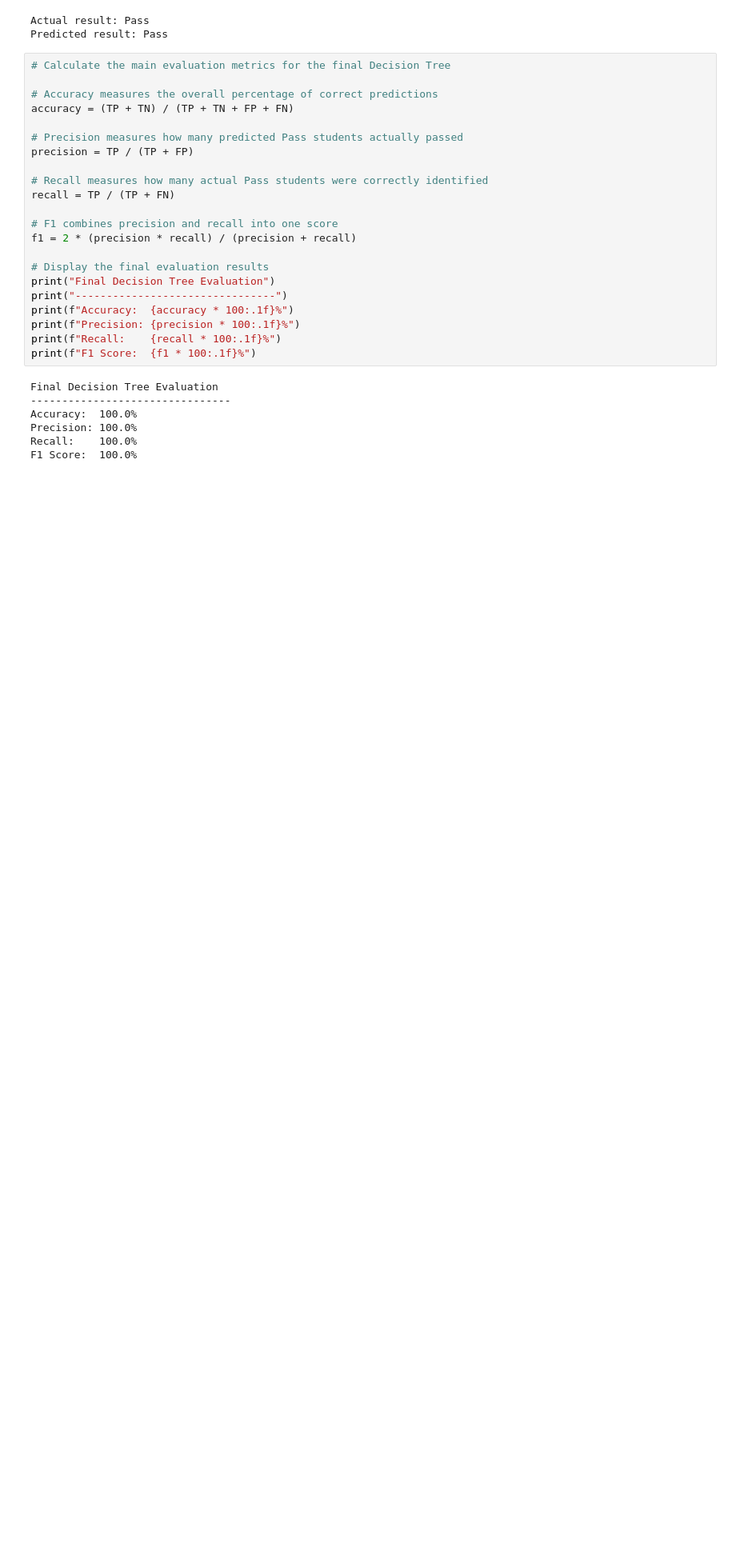
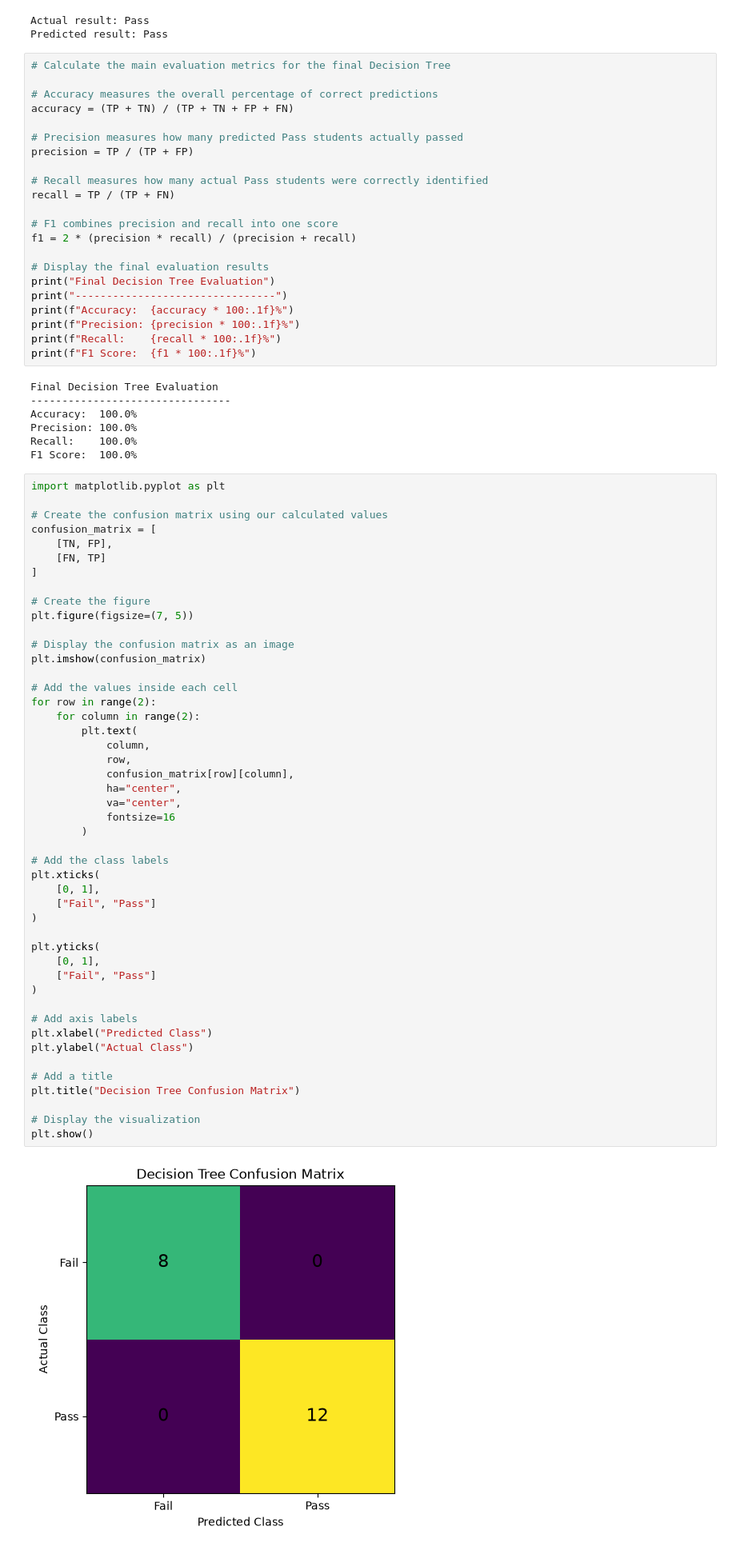
Before and after one commit to YVETTEKAZ/tekherproject, a Jupyter notebook: notebooks/classifier.ipynb, the cells around one changed output. Shown at 80% size. Saved outputs shown, nothing was run; the diff lists cells and outputs as text; blank space fills up the shorter version.

Commit message:
visualized the performance

```diff
--- a/notebooks/classifier.ipynb
+++ b/notebooks/classifier.ipynb
@@ -748,3 +748,52 @@ Accuracy:  100.0%
 Precision: 100.0%
 Recall:    100.0%
 F1 Score:  100.0%
+# %%
+import matplotlib.pyplot as plt
+
+# Create the confusion matrix using our calculated values
+confusion_matrix = [
+    [TN, FP],
+    [FN, TP]
+]
+
+# Create the figure
+plt.figure(figsize=(7, 5))
+
+# Display the confusion matrix as an image
+plt.imshow(confusion_matrix)
+
+# Add the values inside each cell
+for row in range(2):
+    for column in range(2):
+        plt.text(
+            column,
+            row,
+            confusion_matrix[row][column],
+            ha="center",
+            va="center",
+            fontsize=16
+        )
+
+# Add the class labels
+plt.xticks(
+    [0, 1],
+    ["Fail", "Pass"]
+)
+
+plt.yticks(
+    [0, 1],
+    ["Fail", "Pass"]
+)
+
+# Add axis labels
+plt.xlabel("Predicted Class")
+plt.ylabel("Actual Class")
+
+# Add a title
+plt.title("Decision Tree Confusion Matrix")
+
+# Display the visualization
+plt.show()
+# %% [output]
+[figure, added]
```
Also changed, not shown: parts of 2 cells of this notebook.
